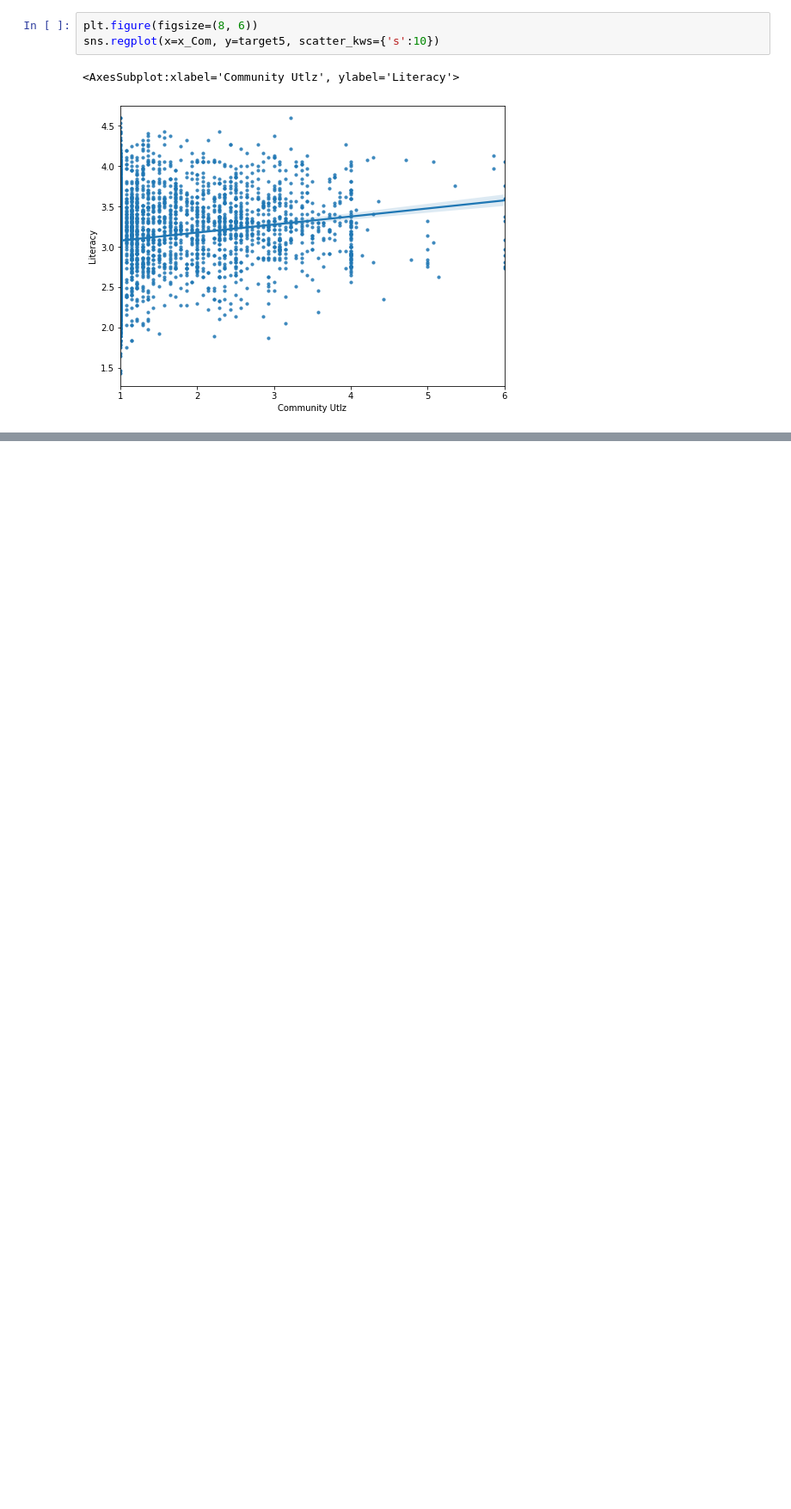
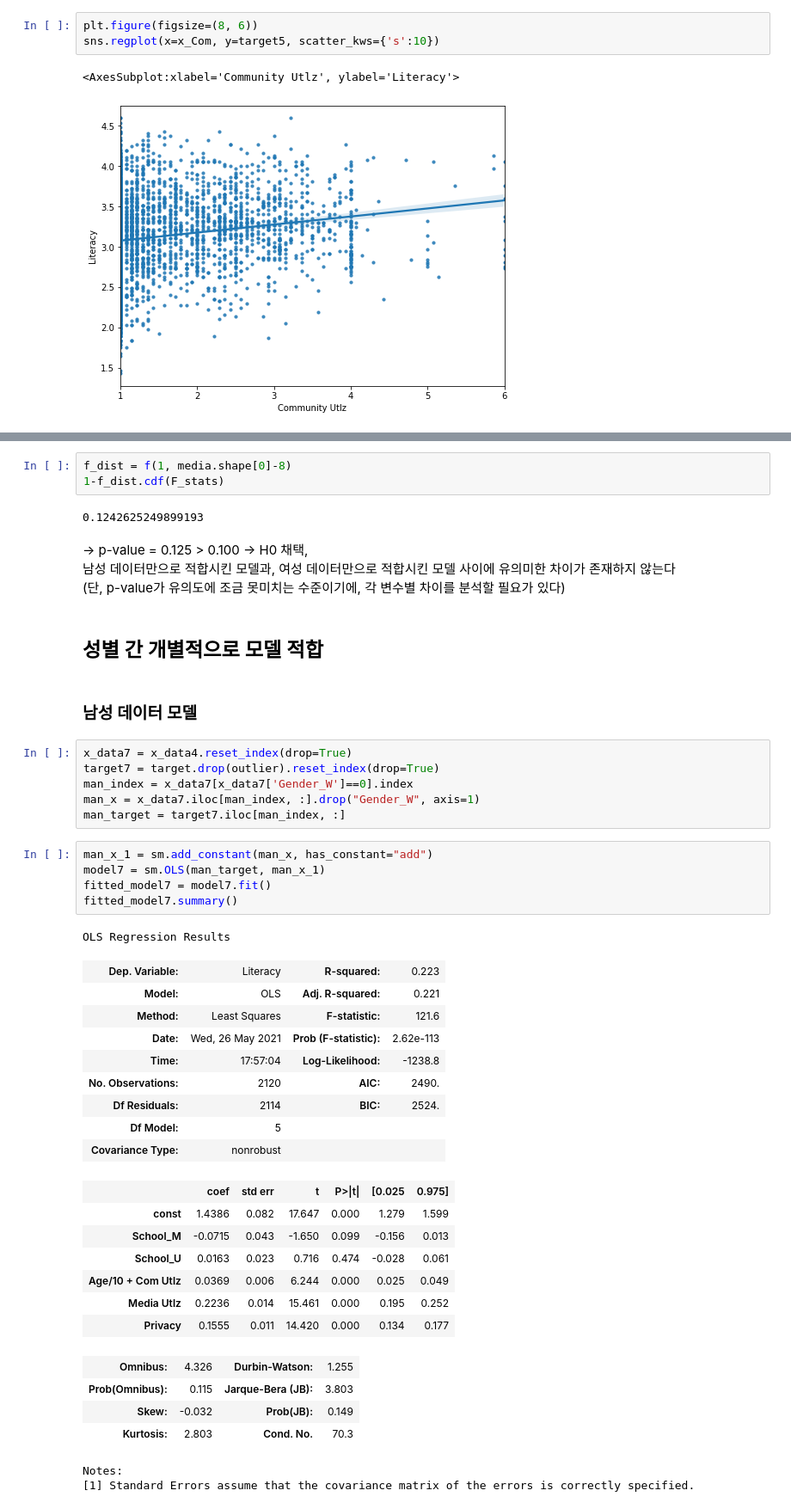
Before and after one commit to JadenKim-dev/DataScienceStudy, a Jupyter notebook: RA_group_project/3. Data_analysis2.ipynb, the cells around one changed output, grey strips where cells are left out. Shown at 86% size. Drawn from its saved outputs; the diff is of its cells as text; blank space fills up the shorter version.

```diff
--- a/RA_group_project/3. Data_analysis2.ipynb
+++ b/RA_group_project/3. Data_analysis2.ipynb
@@ -657,0 +771,48 @@ sns.regplot(x=x_Com, y=target5, scatter_kws={'s':10})
+# %%
+f_dist = f(1, media.shape[0]-8)
+1-f_dist.cdf(F_stats)
+# %% [output]
+0.1242625249899193
+# %% [markdown]
+-> p-value = 0.125 > 0.100  -> H0 채택,
+남성 데이터만으로 적합시킨 모델과, 여성 데이터만으로 적합시킨 모델 사이에 유의미한 차이가 존재하지 않는다
+(단, p-value가 유의도에 조금 못미치는 수준이기에, 각 변수별 차이를 분석할 필요가 있다)
+# %% [markdown]
+## 성별 간 개별적으로 모델 적합
+# %% [markdown]
+### 남성 데이터 모델
+# %%
+x_data7 = x_data4.reset_index(drop=True)
+target7 = target.drop(outlier).reset_index(drop=True)
+man_index = x_data7[x_data7['Gender_W']==0].index
+man_x = x_data7.iloc[man_index, :].drop("Gender_W", axis=1)
+man_target = target7.iloc[man_index, :]
+# %%
+man_x_1 = sm.add_constant(man_x, has_constant="add")
+model7 = sm.OLS(man_target, man_x_1)
+fitted_model7 = model7.fit()
+fitted_model7.summary()
+# %% [output]
+OLS Regression Results
+| Dep. Variable: | Literacy | R-squared: | 0.223 |
+| Model: | OLS | Adj. R-squared: | 0.221 |
+| Method: | Least Squares | F-statistic: | 121.6 |
+| Date: | Wed, 26 May 2021 | Prob (F-statistic): | 2.62e-113 |
+| Time: | 17:57:04 | Log-Likelihood: | -1238.8 |
+| No. Observations: | 2120 | AIC: | 2490. |
+| Df Residuals: | 2114 | BIC: | 2524. |
+| Df Model: | 5 |  |  |
+| Covariance Type: | nonrobust |  |  |
+|  | coef | std err | t | P>|t| | [0.025 | 0.975] |
+| const | 1.4386 | 0.082 | 17.647 | 0.000 | 1.279 | 1.599 |
+| School_M | -0.0715 | 0.043 | -1.650 | 0.099 | -0.156 | 0.013 |
+| School_U | 0.0163 | 0.023 | 0.716 | 0.474 | -0.028 | 0.061 |
+| Age/10 + Com Utlz | 0.0369 | 0.006 | 6.244 | 0.000 | 0.025 | 0.049 |
+| Media Utlz | 0.2236 | 0.014 | 15.461 | 0.000 | 0.195 | 0.252 |
+| Privacy | 0.1555 | 0.011 | 14.420 | 0.000 | 0.134 | 0.177 |
+| Omnibus: | 4.326 | Durbin-Watson: | 1.255 |
+| Prob(Omnibus): | 0.115 | Jarque-Bera (JB): | 3.803 |
+| Skew: | -0.032 | Prob(JB): | 0.149 |
+| Kurtosis: | 2.803 | Cond. No. | 70.3 |
+Notes:
+[1] Standard Errors assume that the covariance matrix of the errors is correctly specified.
```
Also changed, not shown: parts of 44 cells of this notebook.
